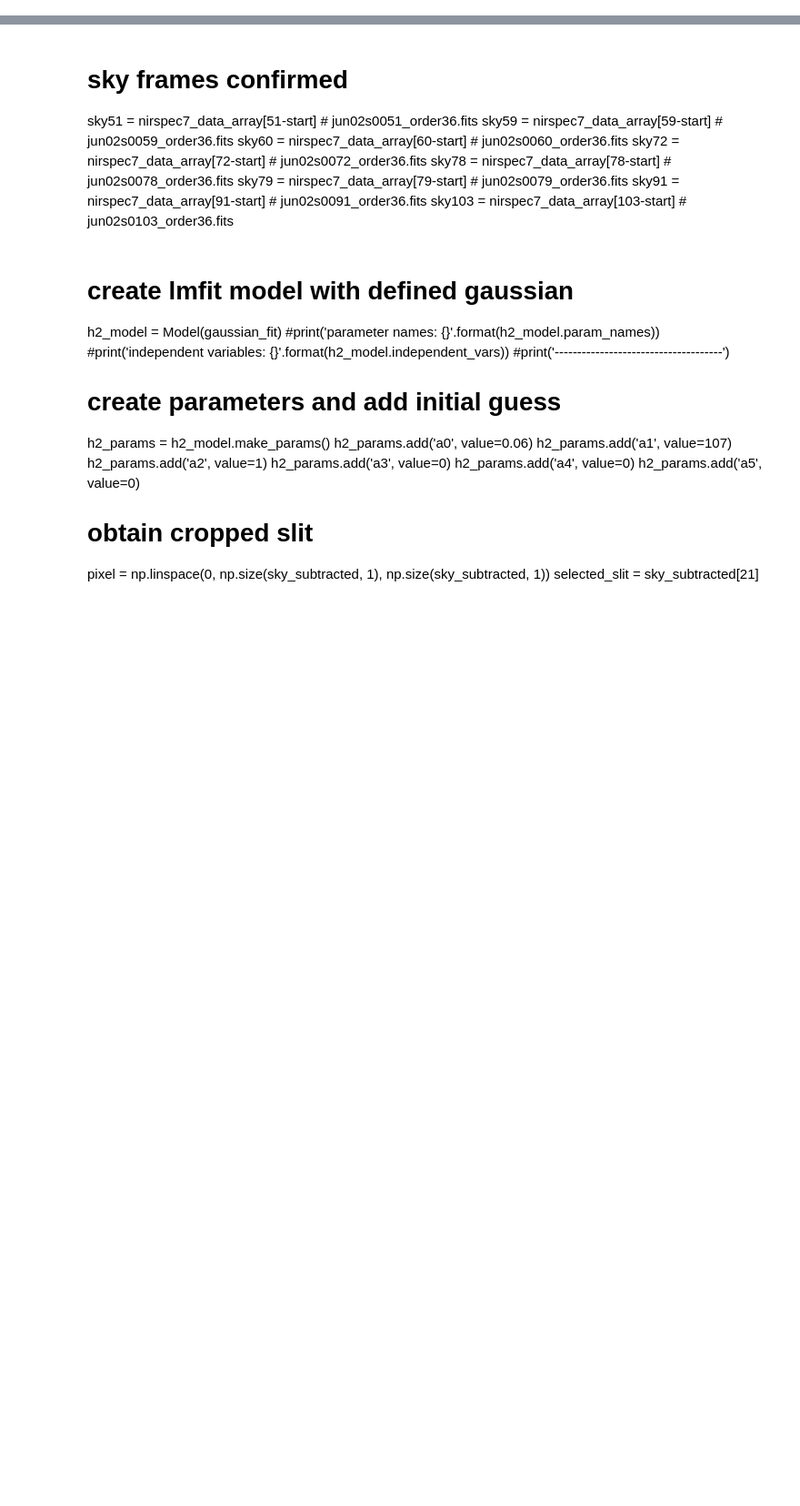
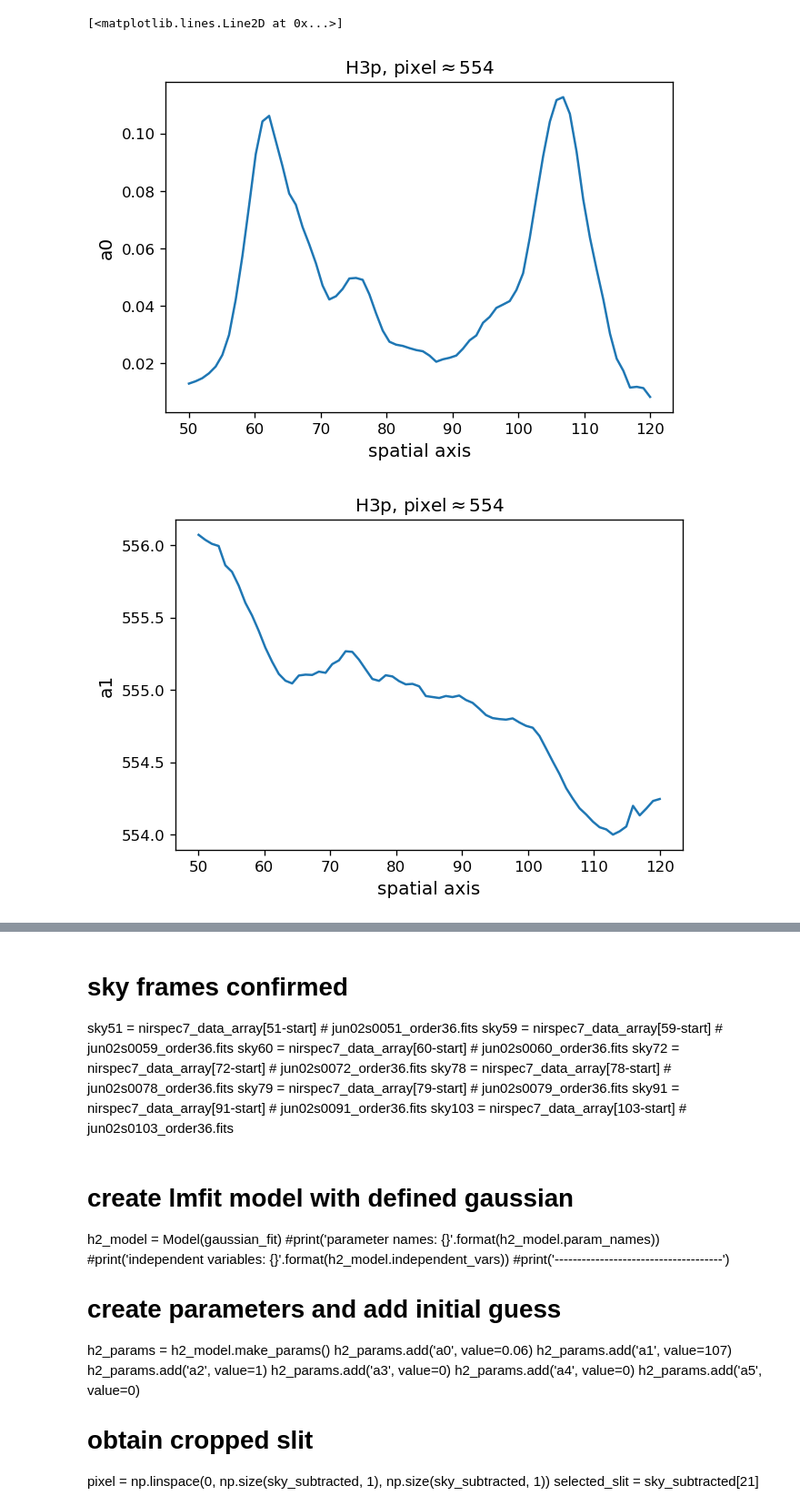
Before and after one commit to ruoyanwangdr/Dynamics-of-Jovian-Infrared-Auroral-Ionosphere-and-Thermosphere, a Jupyter notebook: h3p.ipynb, the cells around one changed output, grey strips where cells are left out. Shown at 91% size. Cells and saved outputs as stored; diff of their text form; code cells hidden in the pictures; blank space fills up the shorter version.

```diff
--- a/h3p.ipynb
+++ b/h3p.ipynb
@@ -176,0 +261,74 @@ plt.gca().invert_yaxis()
+# %%
+# create lmfit model with defined gaussian
+h3p_model = Model(gaussian_fit)
+
+h3p_params = h3p_model.make_params()
+h3p_params.add('a0', value=0.1)
+h3p_params.add('a1', value=554)
+h3p_params.add('a2', value=2)
+h3p_params.add('a3', value=0)
+h3p_params.add('a4', value=0)
+h3p_params.add('a5', value=0)
+
+
+# create h3p lists for all slits
+h3p_a0 = []
+h3p_a0_error = []
+h3p_a1 = []
+h3p_a1_error = []
+h3p_a2 = []
+h3p_a2_error = []
+
+
+# loop over all slits containing observed emission
+# and obtain fitting parameters of each slit
+lower_h3p = 50
+upper_h3p = 120
+
+for i in range(lower_h3p, upper_h3p):
+    try:
+        h3p_fit_result = h3p_model.fit(sky_subtracted[i], h3p_params, x=pixel)
+    except:
+        print('Error occured at i='+ str(i))
+    h3p_a0.append(h3p_fit_result.params['a0'].value)
+    h3p_a0_error.append(h3p_fit_result.params['a0'].stderr)
+    h3p_a1.append(h3p_fit_result.params['a1'].value)
+    h3p_a1_error.append(h3p_fit_result.params['a1'].stderr)
+    h3p_a2.append(h3p_fit_result.params['a2'].value)
+    h3p_a2_error.append(h3p_fit_result.params['a2'].stderr)
+h3p_a0_array_g1 = np.array(h3p_a0)
+h3p_a0_error_array_g1 = np.array(h3p_a0_error)
+h3p_a1_array_g1 = np.array(h3p_a1)
+h3p_a1_error_array_g1 = np.array(h3p_a1_error)
+h3p_a2_array_g1 = np.array(h3p_a2)
+h3p_a2_error_array_g1 = np.array(h3p_a2_error)
+
+h3p_spatial_axis = np.linspace(lower_h3p, lower_h3p+len(h3p_a0_array_g1), len(h3p_a0_array_g1))
+
+plt.figure()
+plt.title(r'H3p, pixel$\approx$' + str(h3p_params.get('a1').value))
+plt.xlabel('spatial axis', fontsize=12)
+plt.ylabel('a0', fontsize=12)
+plt.plot(h3p_spatial_axis, h3p_a0_array_g1)
+#plt.errorbar(h3p_spatial_axis, h3p_a0_array_g1, yerr=h3p_a0_error_array_g1, ls='-', color='b', ecolor='r', label='best fit')
+#plt.legend()
+
+plt.figure()
+plt.title(r'H3p, pixel$\approx$' + str(h3p_params.get('a1').value))
+plt.xlabel('spatial axis', fontsize=12)
+plt.ylabel('a1', fontsize=12)
+plt.plot(h3p_spatial_axis, h3p_a1_array_g1)
+#plt.errorbar(h3p_spatial_axis, h3p_a1_array_g1, yerr=h3p_a1_error_array_g1, ls='-', color='b', ecolor='r', label='best fit')
+#plt.legend()
+
+plt.figure()
+plt.title(r'H3p, pixel$\approx$' + str(h3p_params.get('a1').value))
+plt.xlabel('spatial axis', fontsize=12)
+plt.ylabel('a2', fontsize=12)
+plt.plot(h3p_spatial_axis, h3p_a2_array_g1)
+#plt.errorbar(h3p_spatial_axis, h3p_a2_array_g1, yerr=h3p_a2_error_array_g1, ls='-', color='b', ecolor='r', label='best fit')
+#plt.legend()
+# %% [output]
+[<matplotlib.lines.Line2D at 0x...>]
+[figure, added]
+[figure, added]
```
Also changed, not shown: parts of 11 cells of this notebook.
